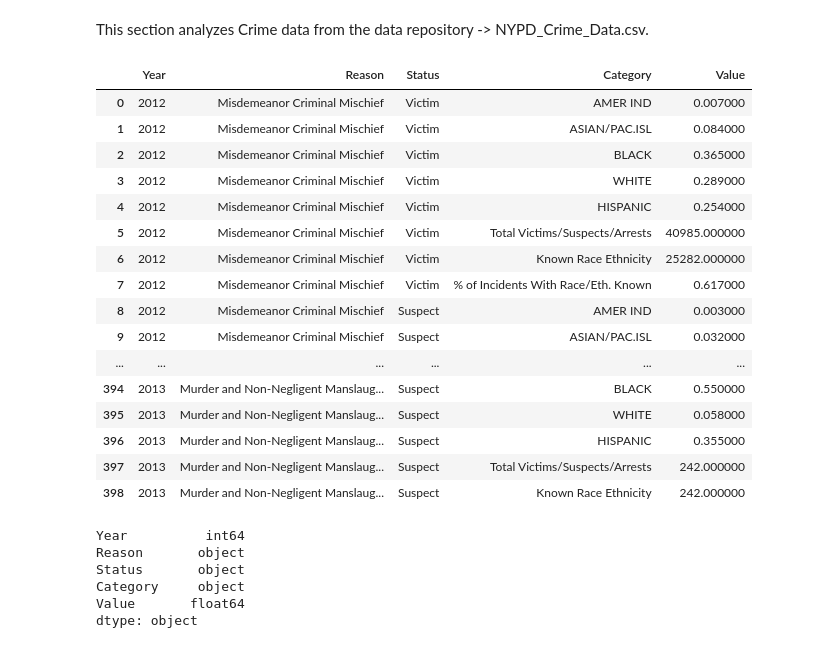
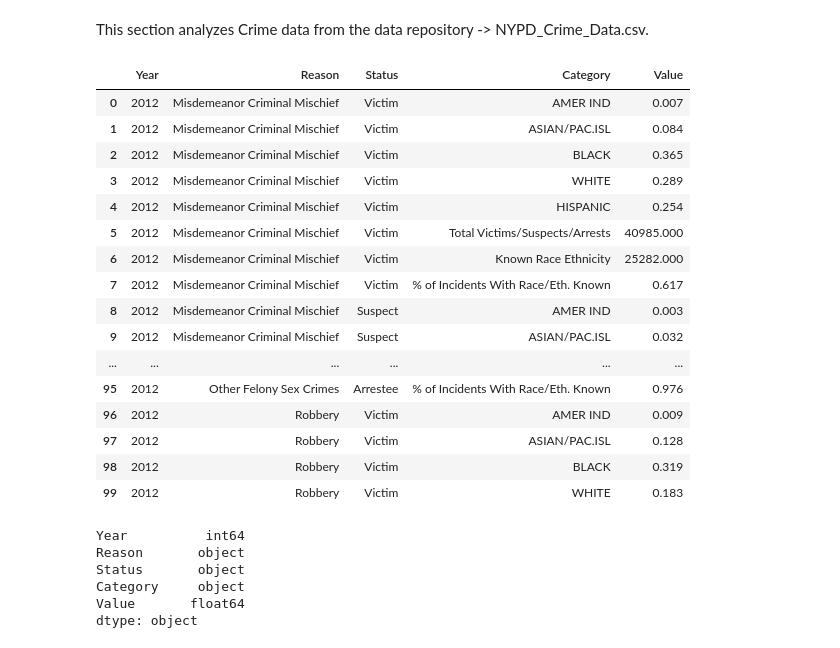
Before and after one commit to yasuke123/perium-, a Jupyter notebook: Statiscal_Analysis.ipynb, the cells around one changed output. Cells and saved outputs as stored; diff of their text form; code cells hidden in the pictures.

```diff
--- a/Statiscal_Analysis.ipynb
+++ b/Statiscal_Analysis.ipynb
@@ -229,26 +229,26 @@ plt.savefig("C:\\Users\\mekna\\OneDrive\\Documents\\PSU\\DAAN_822\\Project\\Figu
 # %% [markdown]
 This section analyzes Crime data from the data repository -> NYPD_Crime_Data.csv.
 # %%
-#View Crime data frame
-crime_data
+#View portion of Crime data frame
+crime_data[0:100]
 # %% [output]
 |  | Year | Reason | Status | Category | Value |
-| 0 | 2012 | Misdemeanor Criminal Mischief | Victim | AMER IND | 0.007000 |
-| 1 | 2012 | Misdemeanor Criminal Mischief | Victim | ASIAN/PAC.ISL | 0.084000 |
-| 2 | 2012 | Misdemeanor Criminal Mischief | Victim | BLACK | 0.365000 |
-| 3 | 2012 | Misdemeanor Criminal Mischief | Victim | WHITE | 0.289000 |
-| 4 | 2012 | Misdemeanor Criminal Mischief | Victim | HISPANIC | 0.254000 |
-| 5 | 2012 | Misdemeanor Criminal Mischief | Victim | Total Victims/Suspects/Arrests | 40985.000000 |
-| 6 | 2012 | Misdemeanor Criminal Mischief | Victim | Known Race Ethnicity | 25282.000000 |
-| 7 | 2012 | Misdemeanor Criminal Mischief | Victim | % of Incidents With Race/Eth. Known | 0.617000 |
-| 8 | 2012 | Misdemeanor Criminal Mischief | Suspect | AMER IND | 0.003000 |
-| 9 | 2012 | Misdemeanor Criminal Mischief | Suspect | ASIAN/PAC.ISL | 0.032000 |
+| 0 | 2012 | Misdemeanor Criminal Mischief | Victim | AMER IND | 0.007 |
+| 1 | 2012 | Misdemeanor Criminal Mischief | Victim | ASIAN/PAC.ISL | 0.084 |
+| 2 | 2012 | Misdemeanor Criminal Mischief | Victim | BLACK | 0.365 |
+| 3 | 2012 | Misdemeanor Criminal Mischief | Victim | WHITE | 0.289 |
+| 4 | 2012 | Misdemeanor Criminal Mischief | Victim | HISPANIC | 0.254 |
+| 5 | 2012 | Misdemeanor Criminal Mischief | Victim | Total Victims/Suspects/Arrests | 40985.000 |
+| 6 | 2012 | Misdemeanor Criminal Mischief | Victim | Known Race Ethnicity | 25282.000 |
+| 7 | 2012 | Misdemeanor Criminal Mischief | Victim | % of Incidents With Race/Eth. Known | 0.617 |
+| 8 | 2012 | Misdemeanor Criminal Mischief | Suspect | AMER IND | 0.003 |
+| 9 | 2012 | Misdemeanor Criminal Mischief | Suspect | ASIAN/PAC.ISL | 0.032 |
 | ... | ... | ... | ... | ... | ... |
-| 394 | 2013 | Murder and Non-Negligent Manslaug... | Suspect | BLACK | 0.550000 |
-| 395 | 2013 | Murder and Non-Negligent Manslaug... | Suspect | WHITE | 0.058000 |
-| 396 | 2013 | Murder and Non-Negligent Manslaug... | Suspect | HISPANIC | 0.355000 |
-| 397 | 2013 | Murder and Non-Negligent Manslaug... | Suspect | Total Victims/Suspects/Arrests | 242.000000 |
-| 398 | 2013 | Murder and Non-Negligent Manslaug... | Suspect | Known Race Ethnicity | 242.000000 |
+| 95 | 2012 | Other Felony Sex Crimes | Arrestee | % of Incidents With Race/Eth. Known | 0.976 |
+| 96 | 2012 | Robbery | Victim | AMER IND | 0.009 |
+| 97 | 2012 | Robbery | Victim | ASIAN/PAC.ISL | 0.128 |
+| 98 | 2012 | Robbery | Victim | BLACK | 0.319 |
+| 99 | 2012 | Robbery | Victim | WHITE | 0.183 |
 # %%
 # Show data types in crime_data
 pd.set_option('display.max_rows', None)
```
